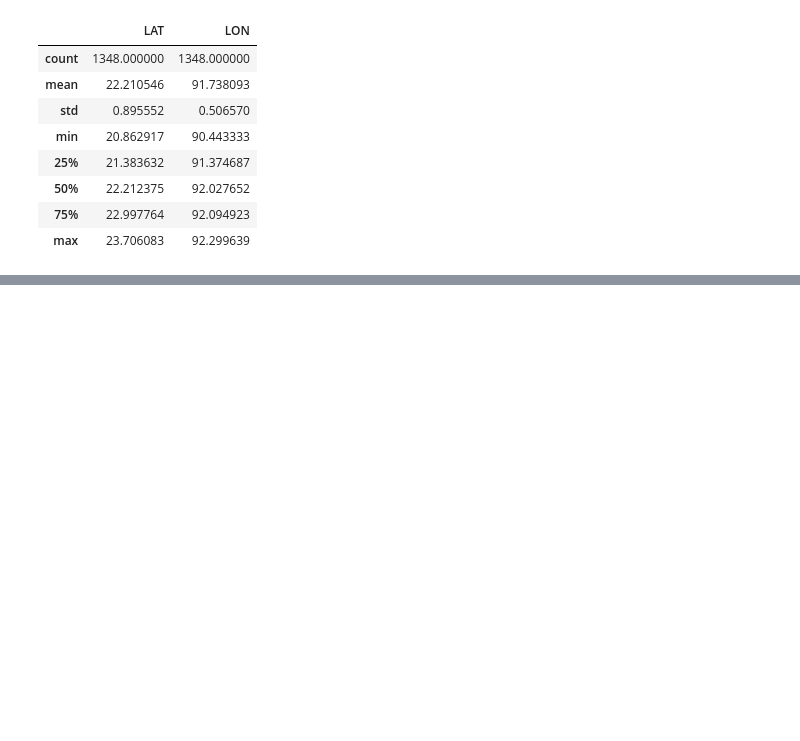
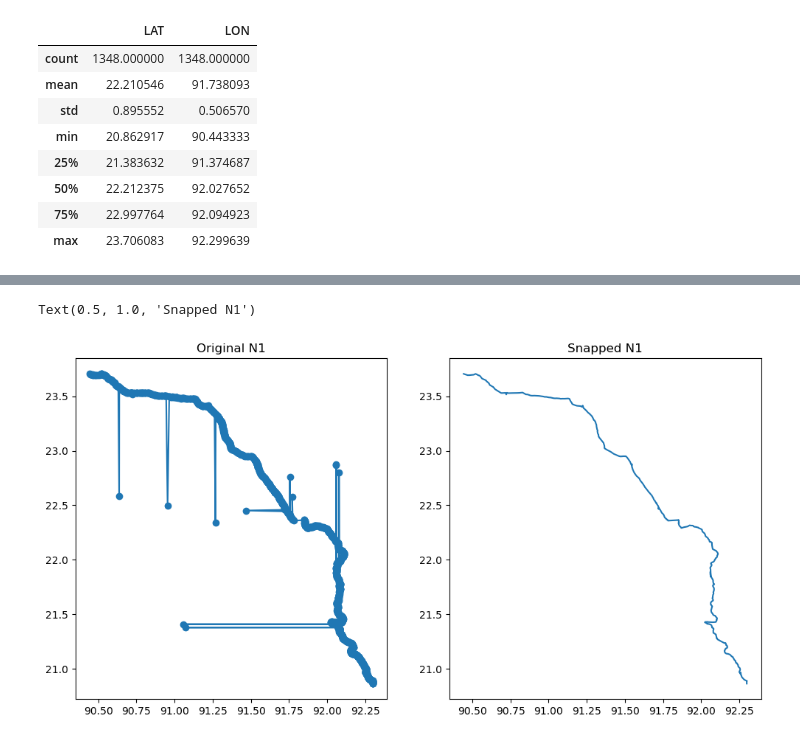
Before and after one commit to nielsvdd42/EPA133A-Advanced-Simulation-Group-1, a Jupyter notebook: Assignment 1/EPA133a-G01-A1/notebook/data_long_format_as.ipynb, the cells around one changed output, grey strips where cells are left out. Drawn from its saved outputs; the diff is of its cells as text; code cells hidden in the pictures; blank space fills up the shorter version.

```diff
--- a/Assignment 1/EPA133a-G01-A1/notebook/data_long_format_as.ipynb
+++ b/Assignment 1/EPA133a-G01-A1/notebook/data_long_format_as.ipynb
@@ -132,0 +228,10 @@ Outliers: [('LRP027', 'LRP027a', 1.0058764439621901), ('LRP065', 'LRP066', 0.999
+# %%
+f, axes = plt.subplots(1,2, figsize=(12, 6))
+axes.flatten()
+axes[0].plot(df_rd1['LON'], df_rd1['LAT'], marker='o', label='Original N1')
+axes[0].set_title('Original N1')
+axes[1].plot(df_rd1_copy['LON'], df_rd1_copy['LAT'],  label='Snapped N1')
+axes[1].set_title('Snapped N1')
+# %% [output]
+Text(0.5, 1.0, 'Snapped N1')
+[figure, added]
```
Also changed, not shown: parts of 6 cells of this notebook.
